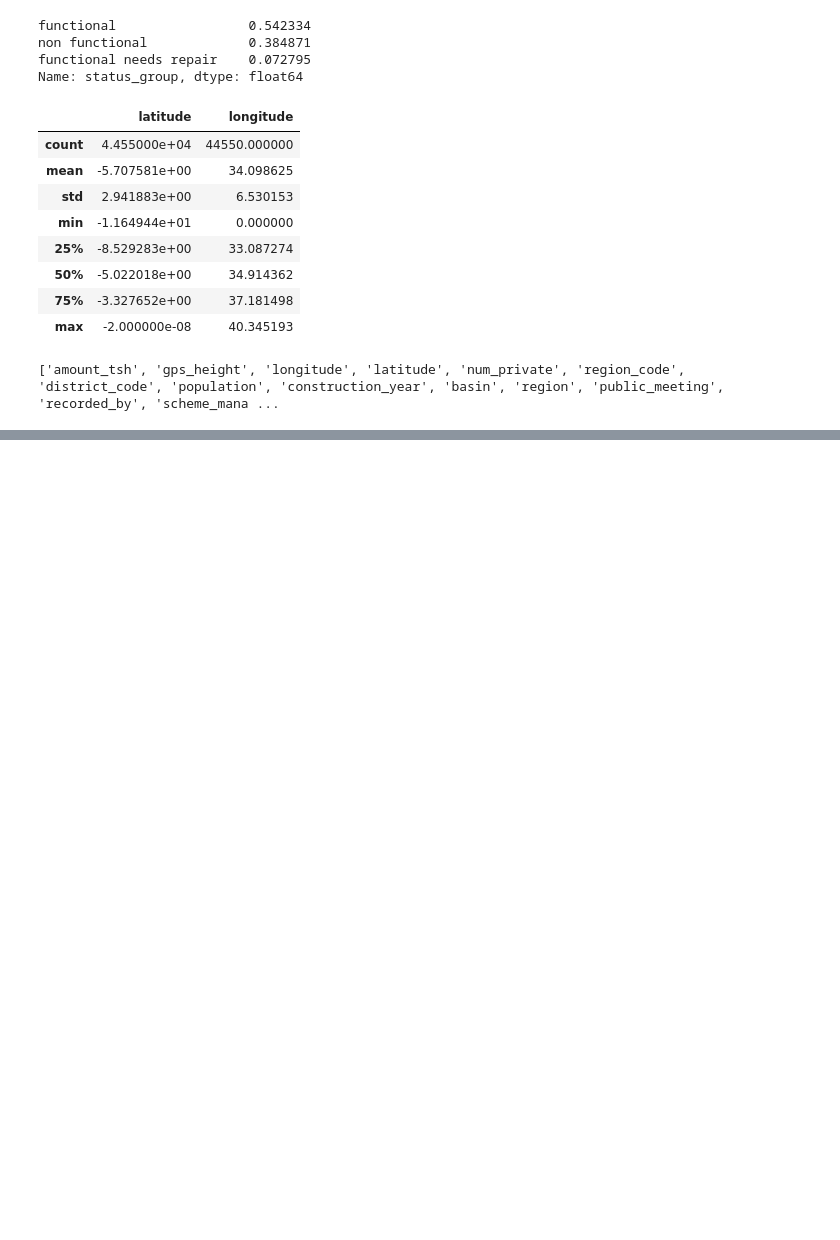
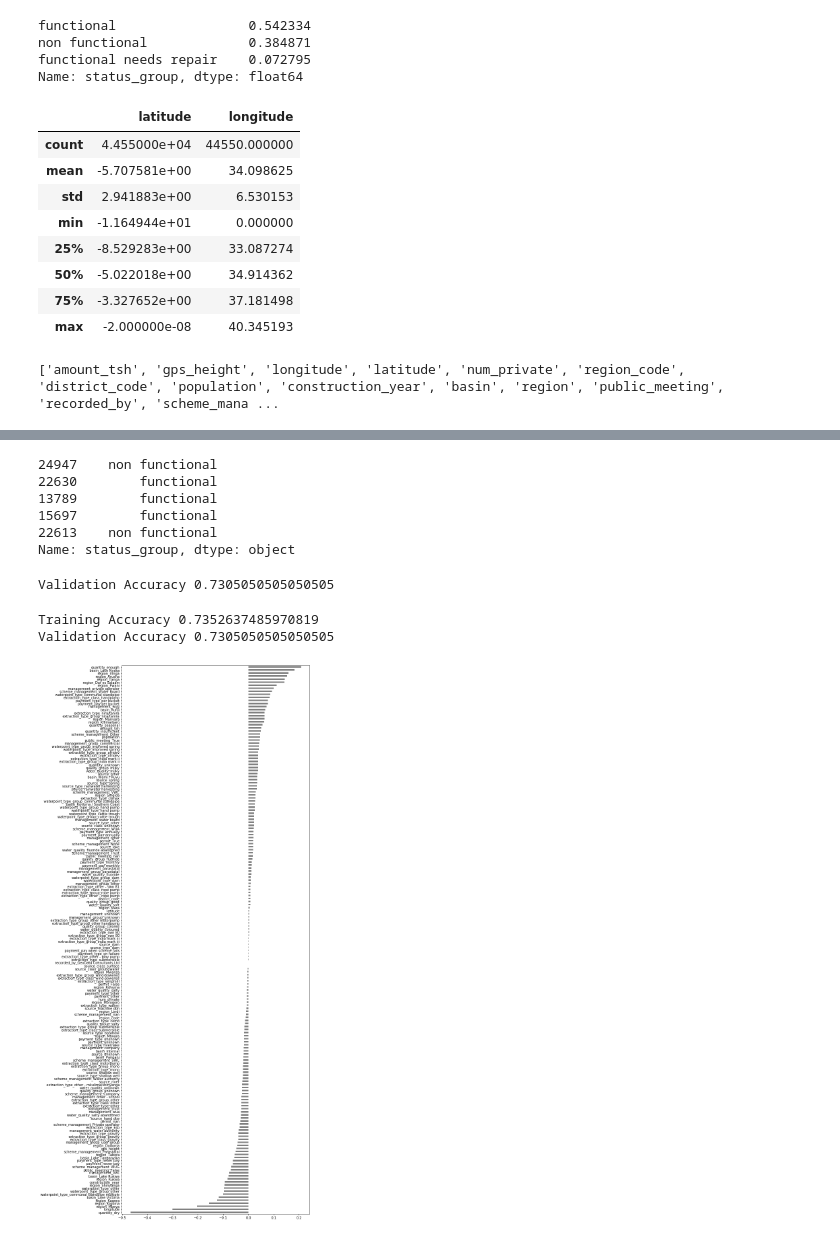
Before and after one commit to JamesBarciz/DS-Unit-2-Kaggle-Challenge, a Jupyter notebook: module1/James_Barciz_assignment_kaggle_challenge_1.ipynb, the cells around one changed output, grey strips where cells are left out. Cells and saved outputs as stored; diff of their text form; code cells hidden in the pictures; blank space fills up the shorter version.

```diff
--- a/module1/James_Barciz_assignment_kaggle_challenge_1.ipynb
+++ b/module1/James_Barciz_assignment_kaggle_challenge_1.ipynb
@@ -271,0 +232,69 @@ X_train_selected.shape
+# %%
+y_train.head()
+# %% [output]
+24947    non functional
+22630        functional
+13789        functional
+15697        functional
+22613    non functional
+Name: status_group, dtype: object
+# %%
+y_train = pd.DataFrame(data=y_train)
+y_val = pd.DataFrame(data=y_val)
+# %%
+import category_encoders as ce
+from sklearn.impute import SimpleImputer
+from sklearn.linear_model import LogisticRegression
+from sklearn.pipeline import make_pipeline
+from sklearn.preprocessing import StandardScaler
+
+encoder = ce.OneHotEncoder(use_cat_names=True)
+imputer = SimpleImputer()
+scaler = StandardScaler()
+model = LogisticRegression(multi_class='auto', solver='lbfgs', n_jobs=-1)
+
+X_train_encoded = encoder.fit_transform(X_train)
+X_train_imputed = imputer.fit_transform(X_train_encoded)
+X_train_scaled = scaler.fit_transform(X_train_imputed)
+model.fit(X_train_scaled, y_train)
+
+X_val_encoded = encoder.transform(X_val)
+X_val_imputed = imputer.transform(X_val_encoded)
+X_val_scaled = scaler.transform(X_val_imputed)
+print('Validation Accuracy', model.score(X_val_scaled, y_val))
+
+X_test_encoded = encoder.transform(X_test)
+X_test_imputed = imputer.transform(X_test_encoded)
+X_test_scaled = scaler.transform(X_test_imputed)
+y_pred = model.predict(X_test_scaled)
+# %% [output]
+Validation Accuracy 0.7305050505050505
+# %%
+pipeline = make_pipeline(
+    ce.OneHotEncoder(use_cat_names=True),
+    SimpleImputer(),
+    StandardScaler(),
+    LogisticRegression(multi_class='auto', solver='lbfgs', n_jobs=-1)
+)
+
+pipeline.fit(X_train, y_train)
+
+print('Training Accuracy', pipeline.score(X_train, y_train))
+print('Validation Accuracy', pipeline.score(X_val, y_val))
+
+y_pred = pipeline.predict(X_test)
+# %% [output]
+Training Accuracy 0.7352637485970819
+Validation Accuracy 0.7305050505050505
+# %%
+%matplotlib inline
+import matplotlib.pyplot as plt
+
+model = pipeline.named_steps['logisticregression']
+encoder = pipeline.named_steps['onehotencoder']
+encoded_columns = encoder.transform(X_val).columns
+coefficients = pd.Series(model.coef_[0], encoded_columns)
+plt.figure(figsize=(10,30))
+coefficients.sort_values().plot.barh(color='grey');
+# %% [output]
+[figure, added]
```
Also changed, not shown: parts of 5 cells of this notebook.
